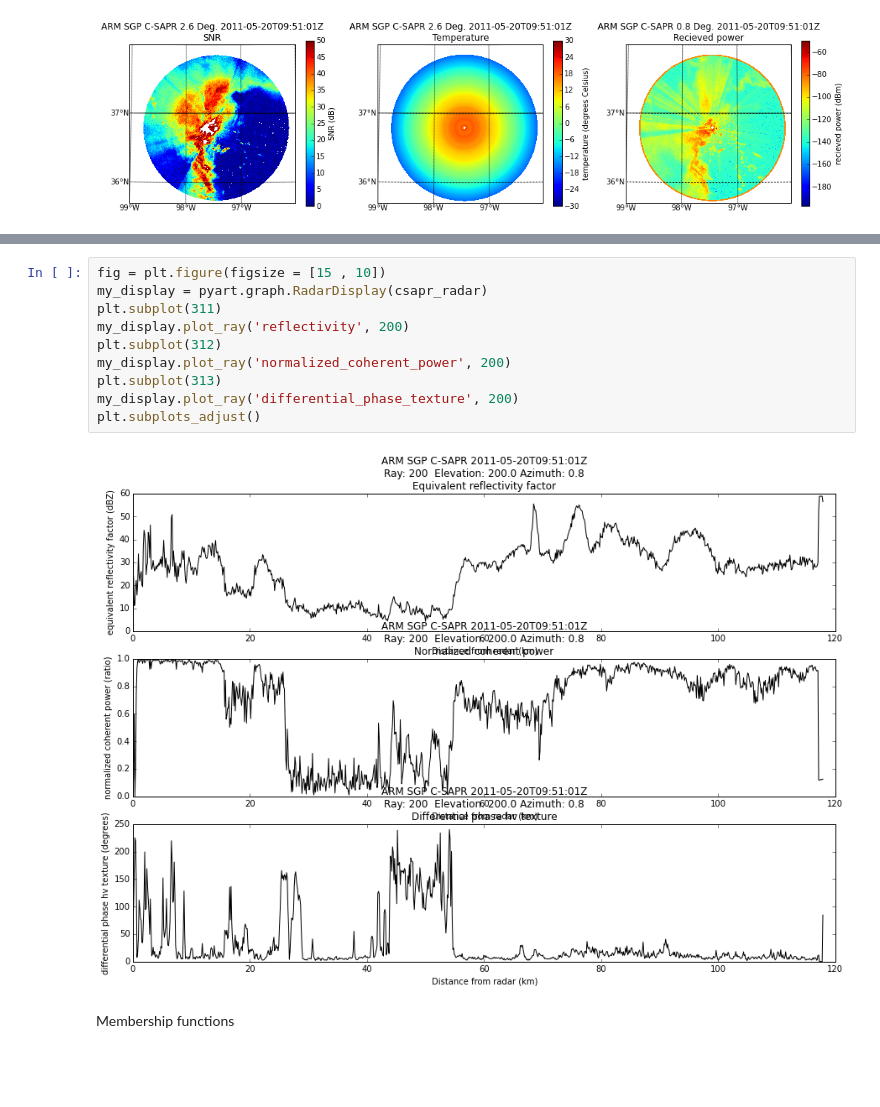
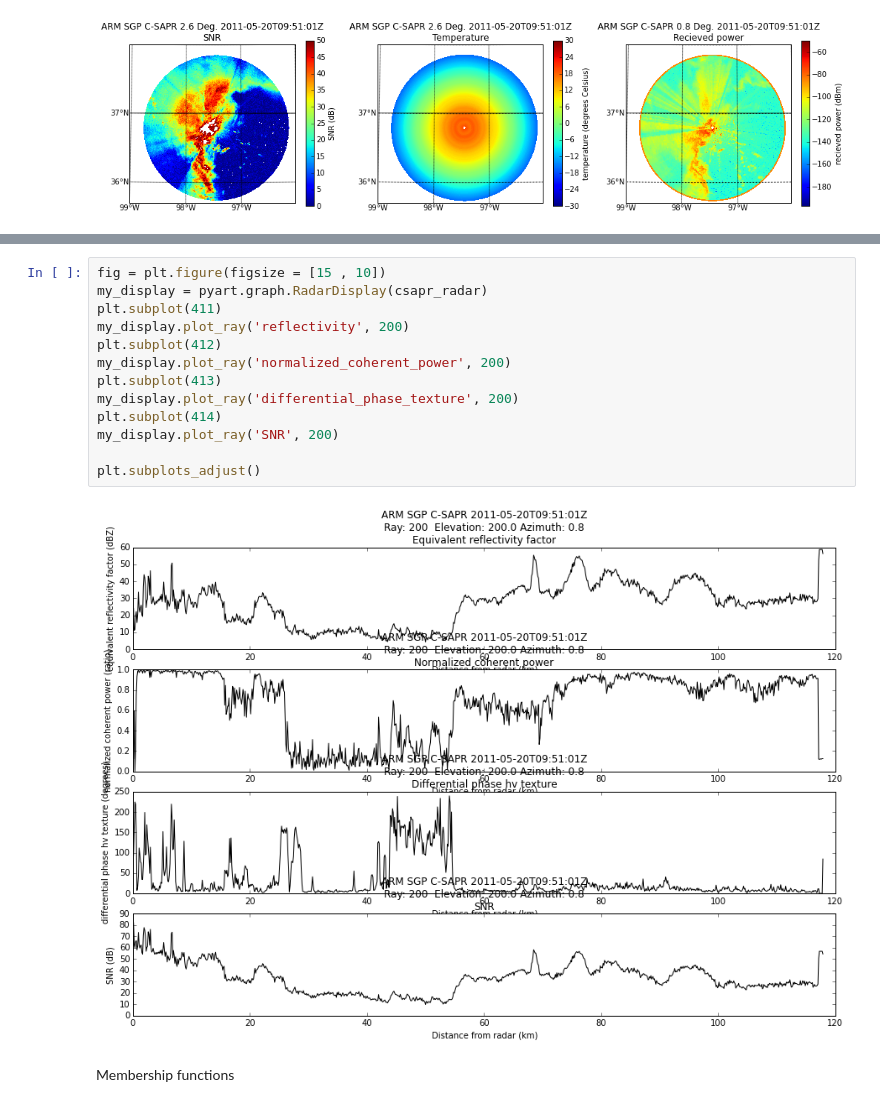
Before and after one commit to ANL-DIGR/openvap, a Jupyter notebook: development/cmac2/notebooks/2 Fuzzy Logic exploration, a simple stab.ipynb, the cells around one changed output, grey strips where cells are left out. Cells and saved outputs as stored; diff of their text form; blank space fills up the shorter version.

```diff
--- a/development/cmac2/notebooks/2 Fuzzy Logic exploration, a simple stab.ipynb
+++ b/development/cmac2/notebooks/2 Fuzzy Logic exploration, a simple stab.ipynb
@@ -305,15 +305,18 @@ display.plot_ppi_map('SNR', sweep = 1, vmin =10, vmax = 80,
 # %%
 fig = plt.figure(figsize = [15 , 10])
 my_display = pyart.graph.RadarDisplay(csapr_radar)
-plt.subplot(311)
+plt.subplot(411)
 my_display.plot_ray('reflectivity', 200)
-plt.subplot(312)
+plt.subplot(412)
 my_display.plot_ray('normalized_coherent_power', 200)
-plt.subplot(313)
+plt.subplot(413)
 my_display.plot_ray('differential_phase_texture', 200)
+plt.subplot(414)
+my_display.plot_ray('SNR', 200)
+
 plt.subplots_adjust()
 # %% [output]
-[figure, old version]
+[figure, new version]
 # %% [markdown]
 Membership functions
 # %%
```
Also changed, not shown: parts of 12 cells of this notebook.
